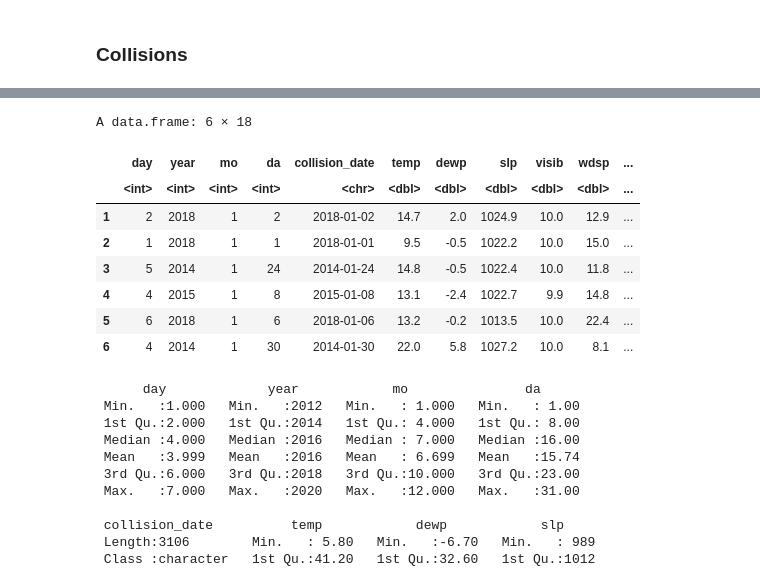
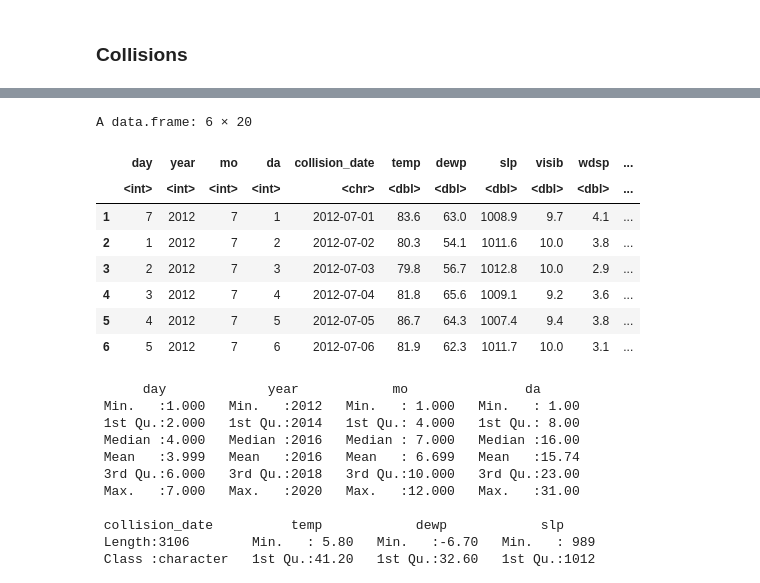
Before and after one commit to AaronM44/DAOTW-Assignment-1, a Jupyter notebook: Assignment1.ipynb, the cells around one changed output, grey strips where cells are left out. Saved outputs shown, nothing was run; the diff lists cells and outputs as text; code cells hidden in the pictures.

```diff
--- a/Assignment1.ipynb
+++ b/Assignment1.ipynb
@@ -105,15 +106,15 @@ Missing = 99.99
 # %%
-head(collated)
+head(collated_clean)
 # %% [output]
-A data.frame: 6 × 18
+A data.frame: 6 × 20
 |  | day | year | mo | da | collision_date | temp | dewp | slp | visib | wdsp | ... |
 |  | <int> | <int> | <int> | <int> | <chr> | <dbl> | <dbl> | <dbl> | <dbl> | <dbl> | ... |
-| 1 | 2 | 2018 | 1 | 2 | 2018-01-02 | 14.7 | 2.0 | 1024.9 | 10.0 | 12.9 | ... |
-| 2 | 1 | 2018 | 1 | 1 | 2018-01-01 | 9.5 | -0.5 | 1022.2 | 10.0 | 15.0 | ... |
-| 3 | 5 | 2014 | 1 | 24 | 2014-01-24 | 14.8 | -0.5 | 1022.4 | 10.0 | 11.8 | ... |
-| 4 | 4 | 2015 | 1 | 8 | 2015-01-08 | 13.1 | -2.4 | 1022.7 | 9.9 | 14.8 | ... |
-| 5 | 6 | 2018 | 1 | 6 | 2018-01-06 | 13.2 | -0.2 | 1013.5 | 10.0 | 22.4 | ... |
-| 6 | 4 | 2014 | 1 | 30 | 2014-01-30 | 22.0 | 5.8 | 1027.2 | 10.0 | 8.1 | ... |
+| 1 | 7 | 2012 | 7 | 1 | 2012-07-01 | 83.6 | 63.0 | 1008.9 | 9.7 | 4.1 | ... |
+| 2 | 1 | 2012 | 7 | 2 | 2012-07-02 | 80.3 | 54.1 | 1011.6 | 10.0 | 3.8 | ... |
+| 3 | 2 | 2012 | 7 | 3 | 2012-07-03 | 79.8 | 56.7 | 1012.8 | 10.0 | 2.9 | ... |
+| 4 | 3 | 2012 | 7 | 4 | 2012-07-04 | 81.8 | 65.6 | 1009.1 | 9.2 | 3.6 | ... |
+| 5 | 4 | 2012 | 7 | 5 | 2012-07-05 | 86.7 | 64.3 | 1007.4 | 9.4 | 3.8 | ... |
+| 6 | 5 | 2012 | 7 | 6 | 2012-07-06 | 81.9 | 62.3 | 1011.7 | 10.0 | 3.1 | ... |
 # %%
 summary(collated_clean)
 # %% [output]
```
Also changed, not shown: parts of 98 cells of this notebook.
